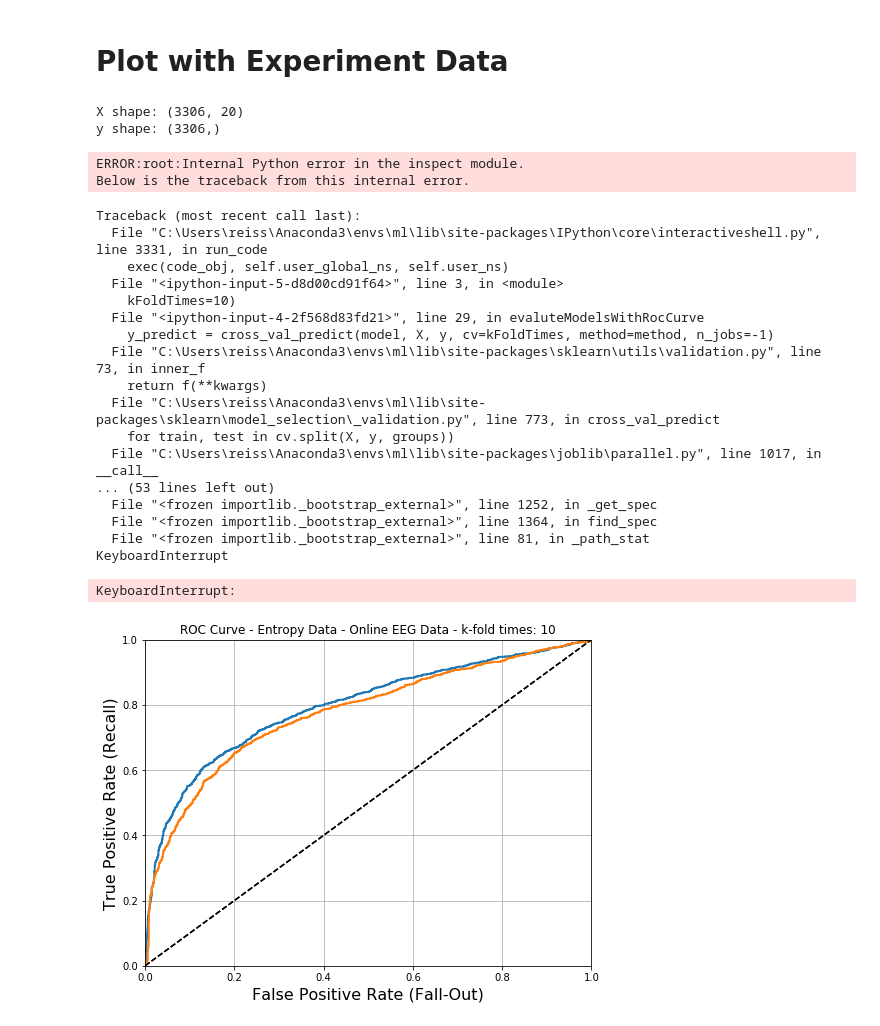
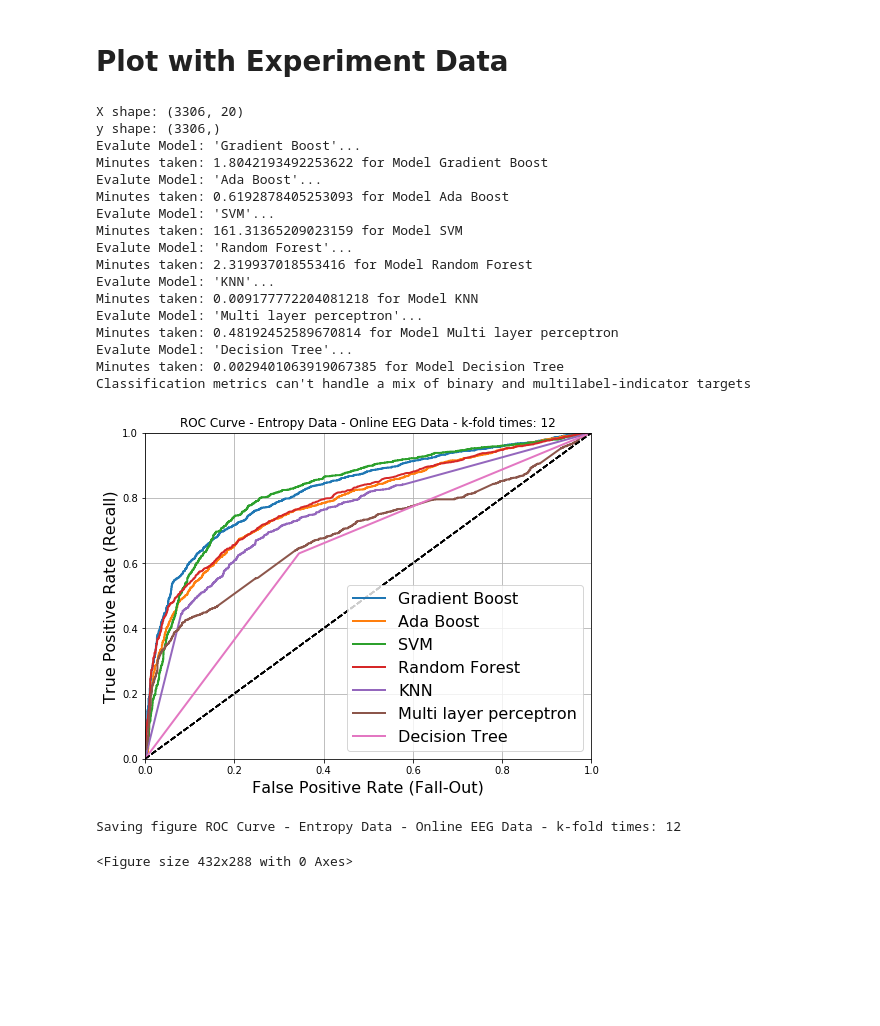
Before and after one commit to mudo121/thesis_eeg, a Jupyter notebook: machine_learning_notebooks/compare_classificators.ipynb, the cells around one changed output. Saved outputs shown, nothing was run; the diff lists cells and outputs as text; code cells hidden in the pictures; blank space fills up the shorter version.

```diff
--- a/machine_learning_notebooks/compare_classificators.ipynb
+++ b/machine_learning_notebooks/compare_classificators.ipynb
@@ -285,29 +316,26 @@ Saving figure ROC Curve - Frequency Data - k-fold times: 10
 # %%
 evaluteModelsWithRocCurve(modelList, X=X_train_entropy_exp, y=y_train_entropy_exp,
                           title="ROC Curve - Entropy Data - Online EEG Data", target_names=targetNames_exp,
-                          kFoldTimes=10)
+                          kFoldTimes=12)
 # %% [output]
 X shape: (3306, 20)
 y shape: (3306,)
+Evalute Model: 'Gradient Boost'...
+Minutes taken: 1.8042193492253622 for Model Gradient Boost
+Evalute Model: 'Ada Boost'...
+Minutes taken: 0.6192878405253093 for Model Ada Boost
+Evalute Model: 'SVM'...
+Minutes taken: 161.31365209023159 for Model SVM
+Evalute Model: 'Random Forest'...
+Minutes taken: 2.319937018553416 for Model Random Forest
+Evalute Model: 'KNN'...
+Minutes taken: 0.009177772204081218 for Model KNN
+Evalute Model: 'Multi layer perceptron'...
+Minutes taken: 0.48192452589670814 for Model Multi layer perceptron
+Evalute Model: 'Decision Tree'...
+Minutes taken: 0.0029401063919067385 for Model Decision Tree
+Classification metrics can't handle a mix of binary and multilabel-indicator targets
+[figure, new version]
-ERROR:root:Internal Python error in the inspect module.
-Below is the traceback from this internal error.
+Saving figure ROC Curve - Entropy Data - Online EEG Data - k-fold times: 12
-Traceback (most recent call last):
-  File "C:\Users\reiss\Anaconda3\envs\ml\lib\site-packages\IPython\core\interactiveshell.py", line 3331, in run_code
-    exec(code_obj, self.user_global_ns, self.user_ns)
-  File "<ipython-input-5-d8d00cd91f64>", line 3, in <module>
-    kFoldTimes=10)
-  File "<ipython-input-4-2f568d83fd21>", line 29, in evaluteModelsWithRocCurve
-    y_predict = cross_val_predict(model, X, y, cv=kFoldTimes, method=method, n_jobs=-1)
-  File "C:\Users\reiss\Anaconda3\envs\ml\lib\site-packages\sklearn\utils\validation.py", line 73, in inner_f
-    return f(**kwargs)
-  File "C:\Users\reiss\Anaconda3\envs\ml\lib\site-packages\sklearn\model_selection\_validation.py", line 773, in cross_val_predict
-    for train, test in cv.split(X, y, groups))
-  File "C:\Users\reiss\Anaconda3\envs\ml\lib\site-packages\joblib\parallel.py", line 1017, in __call__
-... (53 lines left out)
-  File "<frozen importlib._bootstrap_external>", line 1252, in _get_spec
-  File "<frozen importlib._bootstrap_external>", line 1364, in find_spec
-  File "<frozen importlib._bootstrap_external>", line 81, in _path_stat
-KeyboardInterrupt
+<Figure size 432x288 with 0 Axes>
-KeyboardInterrupt:
-[figure, old version]
 # %%
```
Also changed, not shown: parts of 6 cells of this notebook, 2 other files.
